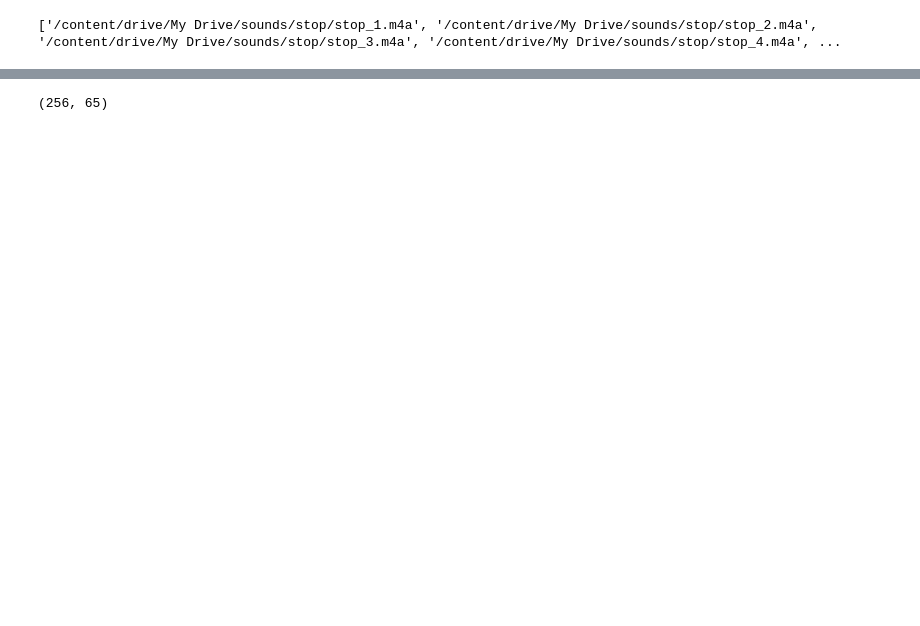
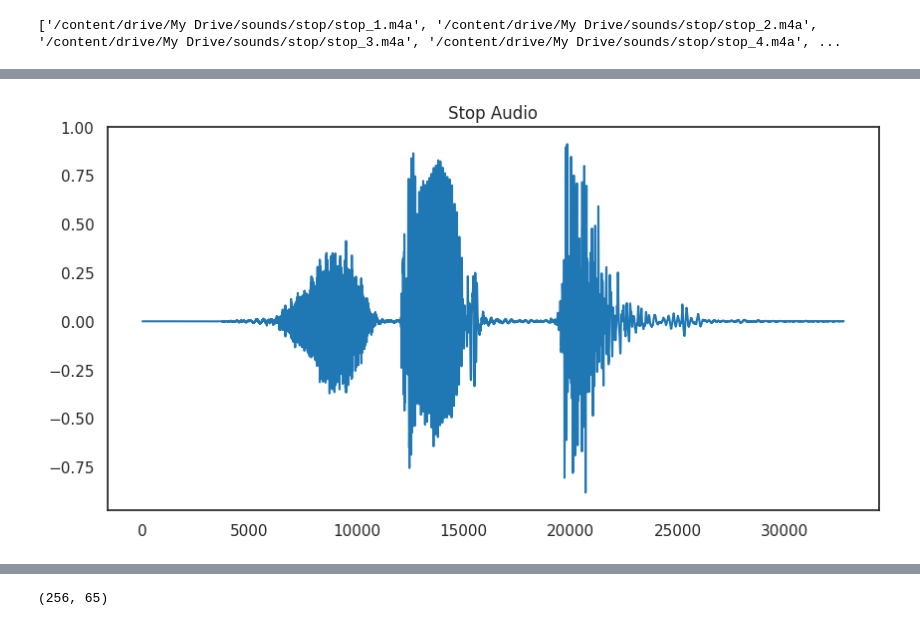
Before and after one commit to rachelyayra/start-and-stop, a Jupyter notebook: Stopnstop.ipynb, the cells around one changed output, grey strips where cells are left out. Drawn from its saved outputs; the diff is of its cells as text; code cells hidden in the pictures; blank space fills up the shorter version.

```diff
--- a/Stopnstop.ipynb
+++ b/Stopnstop.ipynb
@@ -74,2 +96,9 @@ plt.show()
+# %%
+pd.Series(x).plot(figsize=(10, 5),
+                  title='Stop Audio',
+                 color=color_pal[0])
+plt.show()
+# %% [output]
+[figure, added]
 # %%
 y_trimmed, _ = librosa.effects.trim(y, top_db= 45)
```
Also changed, not shown: parts of 38 cells of this notebook.
